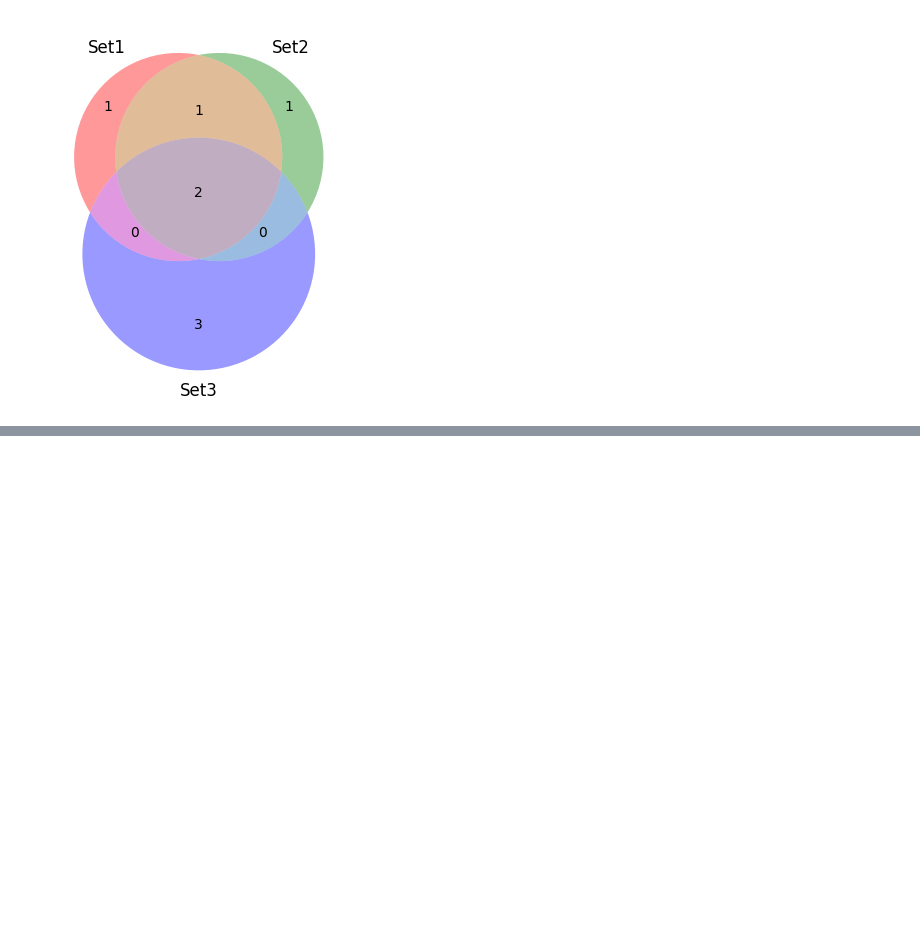
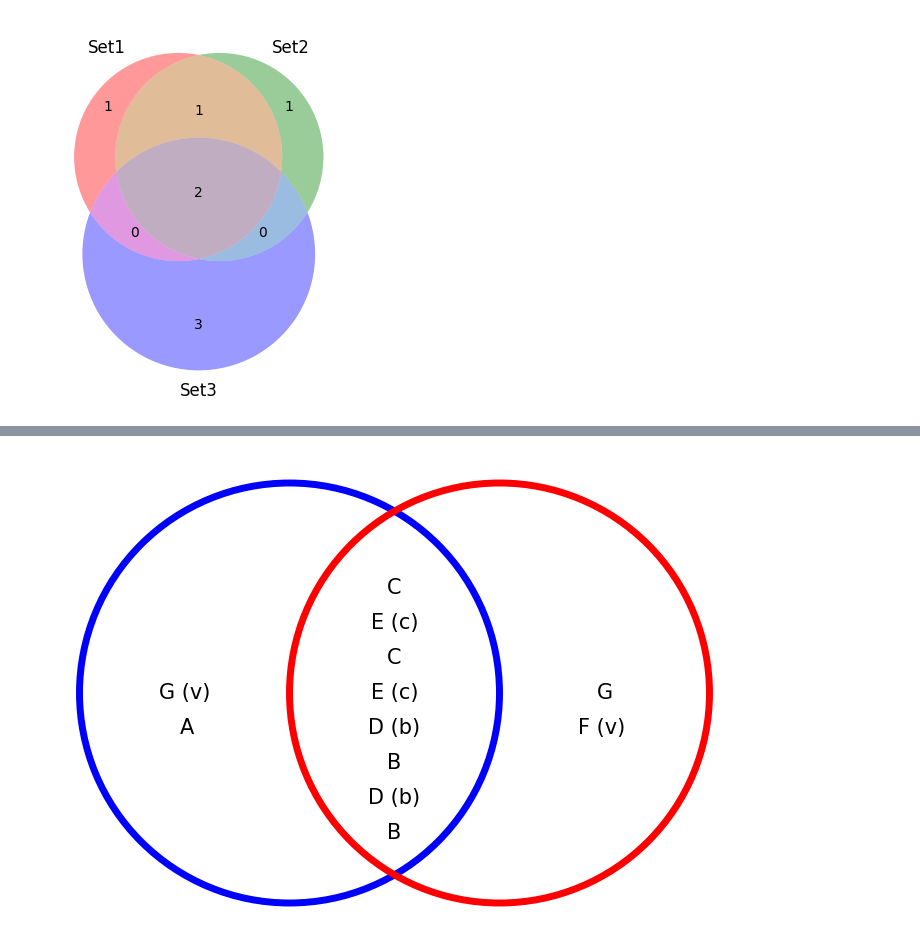
Before and after one commit to RACollins/fpl-forecast-optimise, a Jupyter notebook: notebooks/2.3-venn-diagrams.ipynb, the cells around one changed output, grey strips where cells are left out. Saved outputs shown, nothing was run; the diff lists cells and outputs as text; code cells hidden in the pictures; blank space fills up the shorter version.

```diff
--- a/notebooks/2.3-venn-diagrams.ipynb
+++ b/notebooks/2.3-venn-diagrams.ipynb
@@ -55,0 +395,4 @@ plt.show()
+# %%
+test_with_dummy_df()
+# %% [output]
+[figure, added]
```
Also changed, not shown: parts of 16 cells of this notebook, 1 other file.
